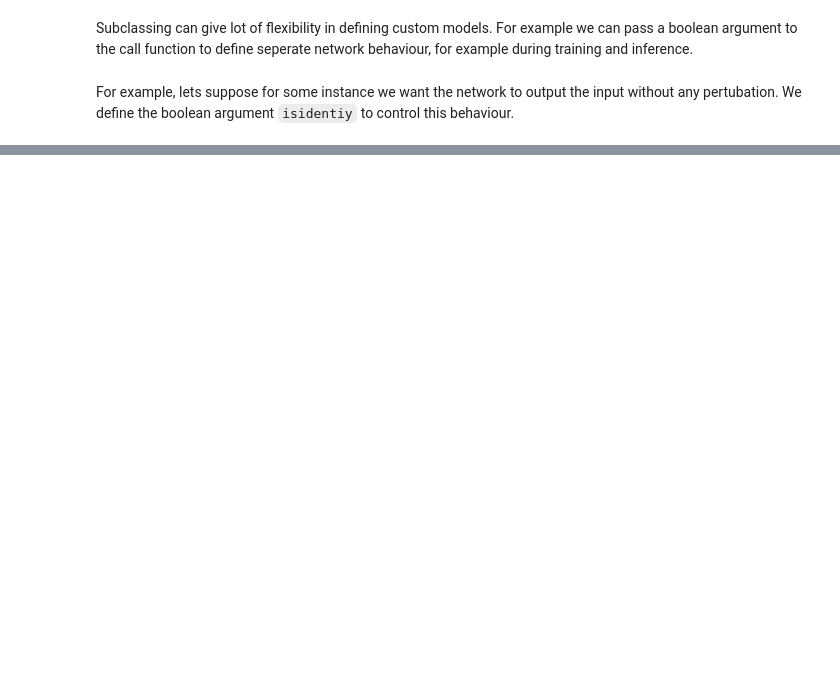
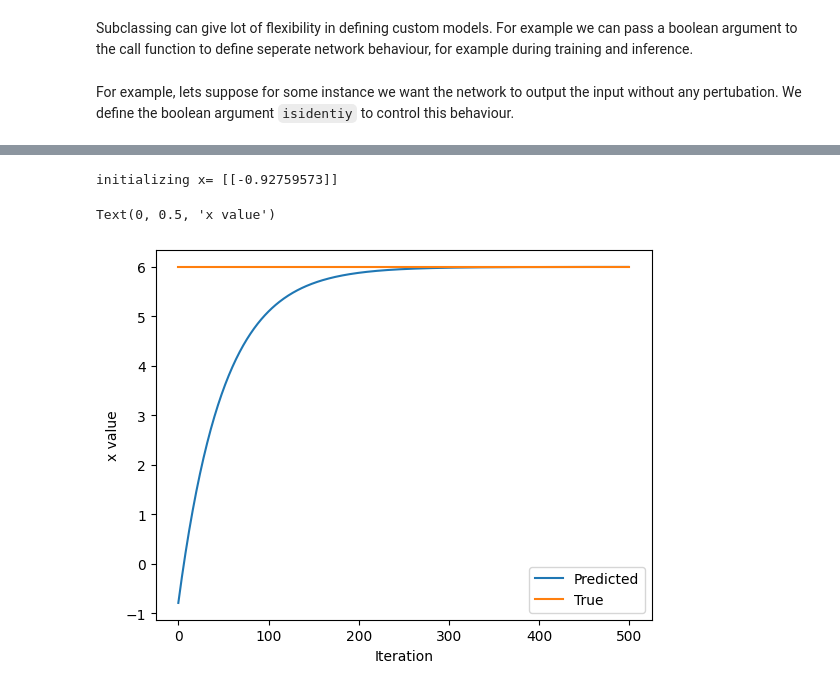
Before and after one commit to atulhari/Deep-learning-tensorflow, a Jupyter notebook: Intro-Tensorflow.ipynb, the cells around one changed output, grey strips where cells are left out. Drawn from its saved outputs; the diff is of its cells as text; code cells hidden in the pictures; blank space fills up the shorter version.

Commit message:
Auto-diff

```diff
--- a/Intro-Tensorflow.ipynb
+++ b/Intro-Tensorflow.ipynb
@@ -231,0 +254,16 @@ class IdentityModel(tf.keras.Model):
+# %%
+### Using gradient tape to compute gradients
+
+# y = x^2
+# Example x = 3.0
+
+x = tf.Variable(3.0)
+
+# Initiate the gradient tape
+with tf.GradientTape() as tape:
+    # Define the function
+    y = x * x
+    # find the differentiation of y wrto x
+    dy_dx = tape.gradient(y,x)
+
+assert dy_dx.numpy() == 6.0
@@ -231,0 +274,38 @@ class IdentityModel(tf.keras.Model):
+# %%
+### Function minimization with auto-diff and SGD ###
+
+# initialise x with a random variable
+x =  tf.Variable([tf.random.normal([1])])
+print("initializing x= {}".format(x.numpy()))
+
+learning_rate = 1e-2 # learning rate for SGD
+history = []
+
+# The target value
+x_f = 6
+
+# We will perform SGD for a number of iterationa and in each iteration,
+# we will compute the loss, the gradient w.r.to x and the, do SGD update
+
+for i in range(500):
+    with tf.GradientTape() as tape:
+        loss = (x - x_f) * (x - x_f)
+        # compute the gradient of loss with respect to x
+        grad = tape.gradient(loss, x)
+
+        # SGD update based on learning rate
+        x_new = x - learning_rate * grad
+        # update the value of x
+        x.assign(x_new)
+        history.append(x.numpy()[0])
+
+#plot the evolution of x as we optimize
+plt.plot(history)
+plt.plot([0,500],[x_f,x_f])
+plt.legend(('Predicted', 'True'))
+plt.xlabel('Iteration')
+plt.ylabel('x value')
+# %% [output]
+initializing x= [[-0.92759573]]
+Text(0, 0.5, 'x value')
+[figure, added]
```
Also changed, not shown: parts of 8 cells of this notebook.
